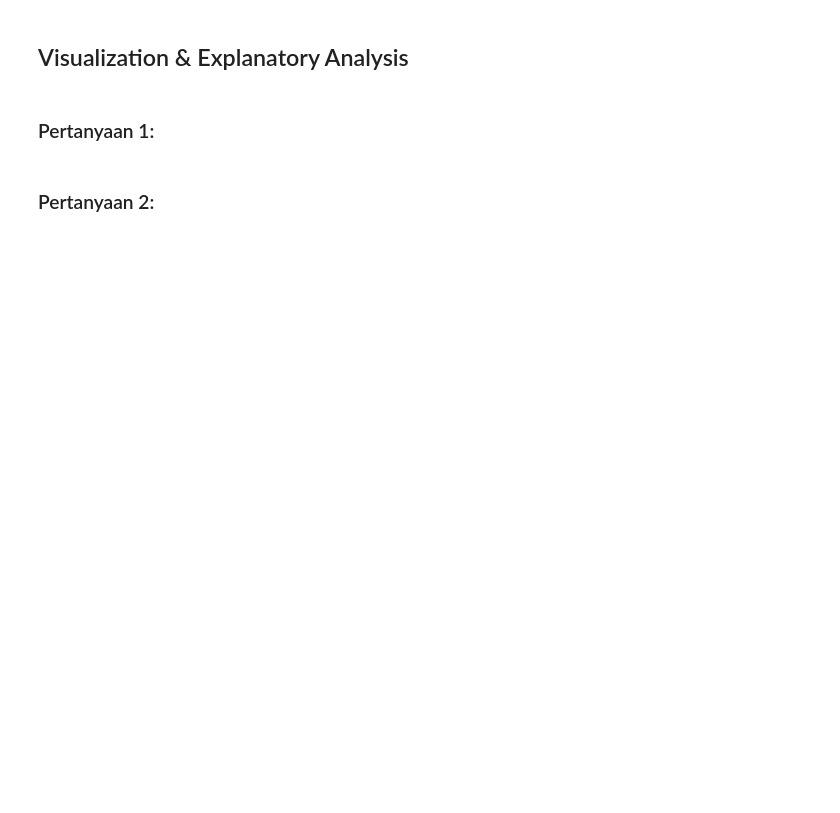
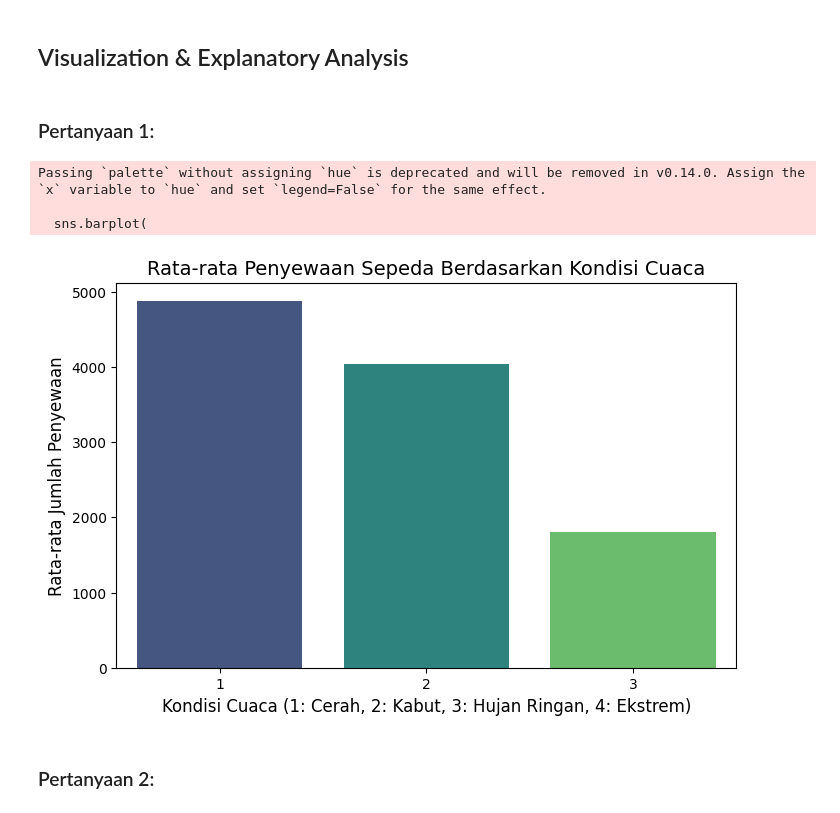
Before and after one commit to ChrisX215/Kecerdasan-Buatan-2026, a Jupyter notebook: Proyek_Analisis_Data.ipynb, the cells around one changed output. Saved outputs shown, nothing was run; the diff lists cells and outputs as text; code cells hidden in the pictures; blank space fills up the shorter version.

```diff
--- a/Proyek_Analisis_Data.ipynb
+++ b/Proyek_Analisis_Data.ipynb
@@ -21,3 +21,9 @@ import seaborn as sns
 ## Data Wrangling
 # %% [markdown]
 ### Gathering Data
+# %%
+# Memuat dataset day.csv
+day_df = pd.read_csv("day.csv")
+
+# Menampilkan 5 baris pertama untuk memastikan data berhasil dimuat
+day_df.head()
@@ -26,2 +87,8 @@ import seaborn as sns
 # %% [markdown]
 ### Cleaning Data
+# %%
+# Mengubah tipe data kolom 'dteday' dari object menjadi datetime
+day_df["dteday"] = pd.to_datetime(day_df["dteday"])
+
+# Memastikan tipe data sudah berhasil diubah
+day_df.info()
@@ -29,3 +114,18 @@ import seaborn as sns
 ## Exploratory Data Analysis (EDA)
 # %% [markdown]
 ### Explore ...
+# %%
+# Eksplorasi pengaruh cuaca (weathersit) terhadap jumlah penyewaan (cnt)
+weather_rentals = day_df.groupby(by="weathersit").agg({
+    "cnt": "mean"
+}).reset_index()
+
+print("Rata-rata Penyewaan Berdasarkan Cuaca:\n", weather_rentals)
+print("\n=========================================\n")
+
+# Eksplorasi tren penyewaan (cnt) berdasarkan bulan (mnth)
+monthly_rentals = day_df.groupby(by="mnth").agg({
+    "cnt": "sum"
+}).reset_index()
+
+print("Total Penyewaan Berdasarkan Bulan:\n", monthly_rentals)
@@ -33,5 +151,22 @@ import seaborn as sns
 ## Visualization & Explanatory Analysis
 # %% [markdown]
 ### Pertanyaan 1:
+# %%
+plt.figure(figsize=(8, 5))
+sns.barplot(
+    x="weathersit",
+    y="cnt",
+    data=weather_rentals,
+    palette="viridis"
+)
+plt.title("Rata-rata Penyewaan Sepeda Berdasarkan Kondisi Cuaca", fontsize=14)
+plt.xlabel("Kondisi Cuaca (1: Cerah, 2: Kabut, 3: Hujan Ringan, 4: Ekstrem)", fontsize=12)
+plt.ylabel("Rata-rata Jumlah Penyewaan", fontsize=12)
+plt.show()
+# %% [output]
+Passing `palette` without assigning `hue` is deprecated and will be removed in v0.14.0. Assign the `x` variable to `hue` and set `legend=False` for the same effect.
+
+  sns.barplot(
+[figure, added]
 # %% [markdown]
 ### Pertanyaan 2:
```
Also changed, not shown: parts of 7 cells of this notebook.
